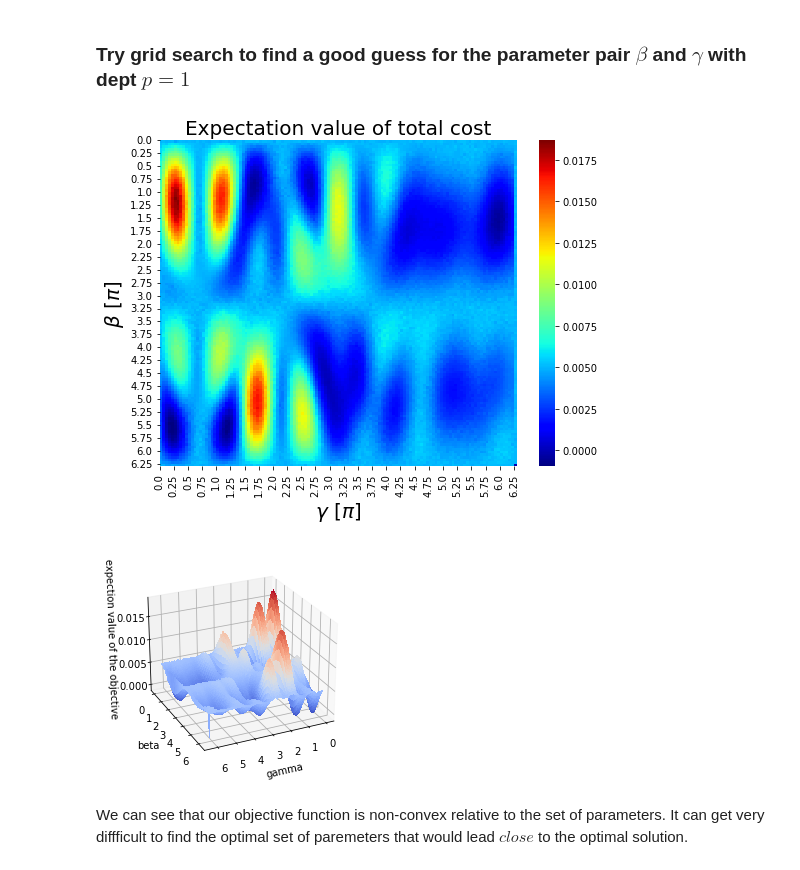
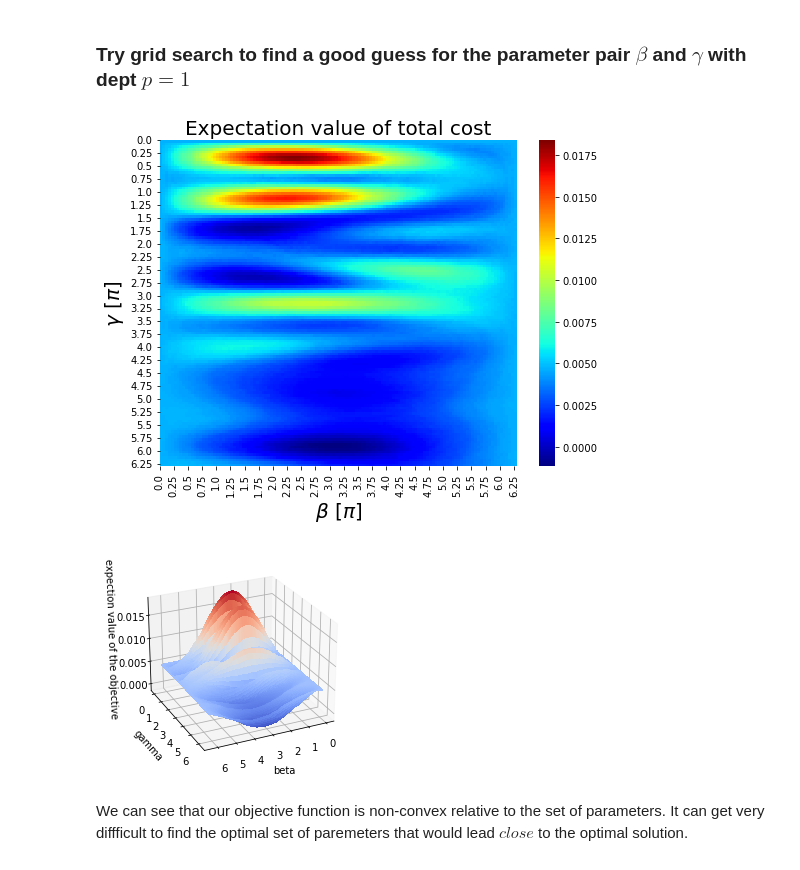
Before and after one commit to jimphon88/quantum-computing, a Jupyter notebook: mean variance optimization qaoa.ipynb, the cells around one changed output. Saved outputs shown, nothing was run; the diff lists cells and outputs as text; code cells hidden in the pictures.

Commit message:
qaoa param optim visual and refine

```diff
--- a/mean variance optimization qaoa.ipynb
+++ b/mean variance optimization qaoa.ipynb
@@ -469,55 +492,55 @@ def compute_expectation(counts):
 # %% [markdown]
 ### Try grid search to find a good guess for the parameter pair $\beta$ and $\gamma$ with dept $p=1$
 # %%
+
+
 # iter_list = np.arange(-2*np.pi, 2*np.pi, 1/20)
 iter_list = np.arange(0, 2*np.pi, 1/20)
-loss_dim = len(iter_list)
-expectation = np.zeros((loss_dim,loss_dim))
+iter_list_len = len(iter_list)
+expectation = np.zeros((iter_list_len,iter_list_len))
 depth = 1
 shots = 10000
 # backend_sim = "statevector_simulator"
 backend_sim = "qasm_simulator"
-param_iter_list = np.array([[b,g] for b in iter_list for g in iter_list])
-iter_list_len = len(iter_list)
+
+# set expectation function
+Expectation = get_expectation(n,J,h,p=1, shots=shots, backend=backend_sim, set_seed=seed)
+
+param_iter_list = np.array([[g,b] for g in iter_list for b in iter_list])
 _b, _g = 0, 0
-for _, (beta, gamma) in enumerate(tqdm(param_iter_list)):
+for _, (gamma, beta) in enumerate(tqdm(param_iter_list)):
     beta_list = [beta] * depth
     gamma_list = [gamma] * depth
-    qaoa_qc = get_qaoa_circuit(n,J,h,beta_list,gamma_list,p=depth)
-    backend = Aer.get_backend(backend_sim)
-    job     = execute(qaoa_qc, backend, shots = shots)
-    result  = job.result()
-    counts  = result.get_counts()
-    expectation[_b][_g] = compute_expectation(counts)
-    _g = _ % iter_list_len
-    _b = _ // iter_list_len
+    _b = _ % iter_list_len
+    _g = _ // iter_list_len
+    expectation[_g][_b] = Expectation(beta_list+gamma_list)
 # %%
 fig, ax = plt.subplots(figsize=(8,6))
 sns.heatmap(expectation, cbar=True, cmap='jet')
 ax.set_title('Expectation value of total cost',size=20)
-ax.set_xlabel(r'$\gamma \ [\pi]$',size=20)
-ax.set_ylabel(r'$\beta \ [\pi]$',size=20)
+ax.set_ylabel(r'$\gamma \ [\pi]$',size=20)
+ax.set_xlabel(r'$\beta \ [\pi]$',size=20)
 
 loc = ticker.MultipleLocator(base=5)
 
-# xticks for gamma
+# xticks for beta
+ax.set_yticks(list(range(len(expectation[0]))))
+ax.set_yticklabels(iter_list)
+
+# yticks for gamma
 ax.set_xticks(list(range(len(expectation[0]))))
-ax.set_xticklabels(iter_list)
-
-# yticks for beta
-ax.set_yticks(list(range(len(expectation[0]))))
-ax.set_yticklabels(iter_list) # this locator puts ticks at regular intervals
+ax.set_xticklabels(iter_list) # this locator puts ticks at regular intervals
 
 # tick label freq as every 5 steps
+ax.yaxis.set_major_locator(loc)
 ax.xaxis.set_major_locator(loc)
-ax.yaxis.set_major_locator(loc)
 text = r'''
         Figure {}: $\langle \psi(\gamma,\beta)|C(z)|\psi(\gamma,\beta) \rangle$ using input data.
         '''.format(1)
 # plt.text(loc='bottom', ha='left', size=12)
 plt.show()
 # %% [output]
-[figure, old version]
+[figure, new version]
 # %%
 X = iter_list
 Y = iter_list
@@ -527,14 +550,14 @@ fit=plt.figure()
 ax =plt.axes(projection='3d')
 ax.plot_surface(X, Y, (expectation), rstride=1, cstride=1,
                 cmap=cm.coolwarm, linewidth=0, antialiased=False)
-ax.set_xlabel('gamma')
-ax.set_ylabel('beta')
+ax.set_xlabel('beta')
+ax.set_ylabel('gamma')
 ax.set_zlabel('expection value of the objective')
 ax.view_init(25, 65)
 # ax.set_zlim([np.min(expected_loss)*1.5, np.max(expected_loss)])
 
 plt.show()
 # %% [output]
-[figure, old version]
+[figure, new version]
 # %% [markdown]
 We can see that our objective function is non-convex relative to the set of parameters. It can get very diffficult to find the optimal set of paremeters that would lead $\textit{close}$ to the optimal solution.
```
Also changed, not shown: parts of 22 cells of this notebook.
